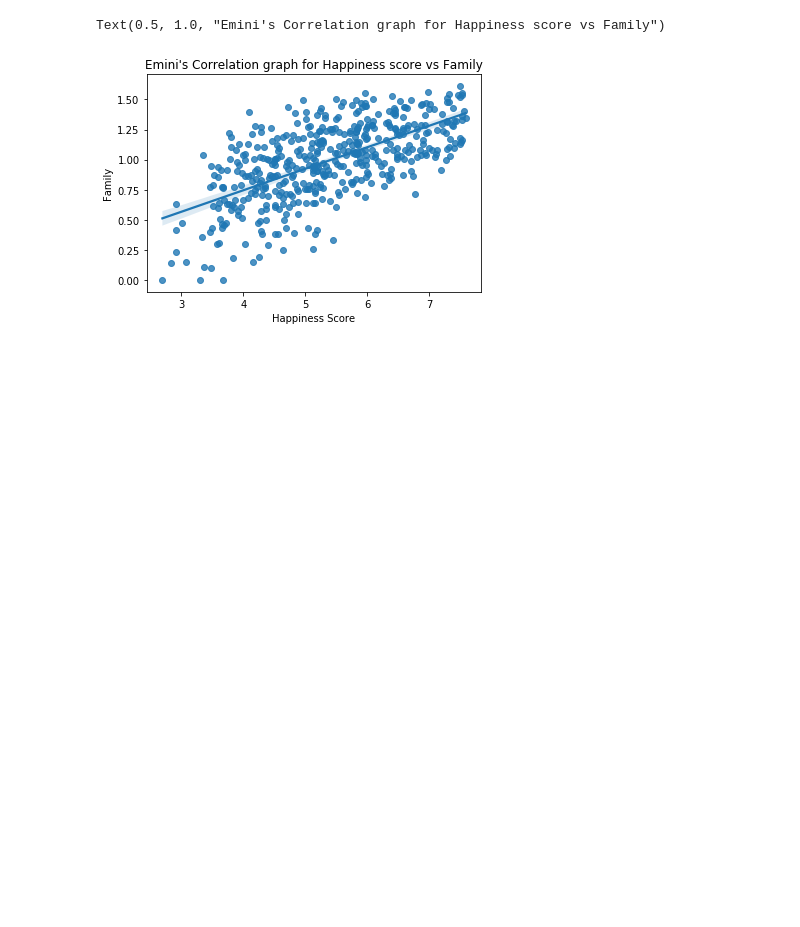
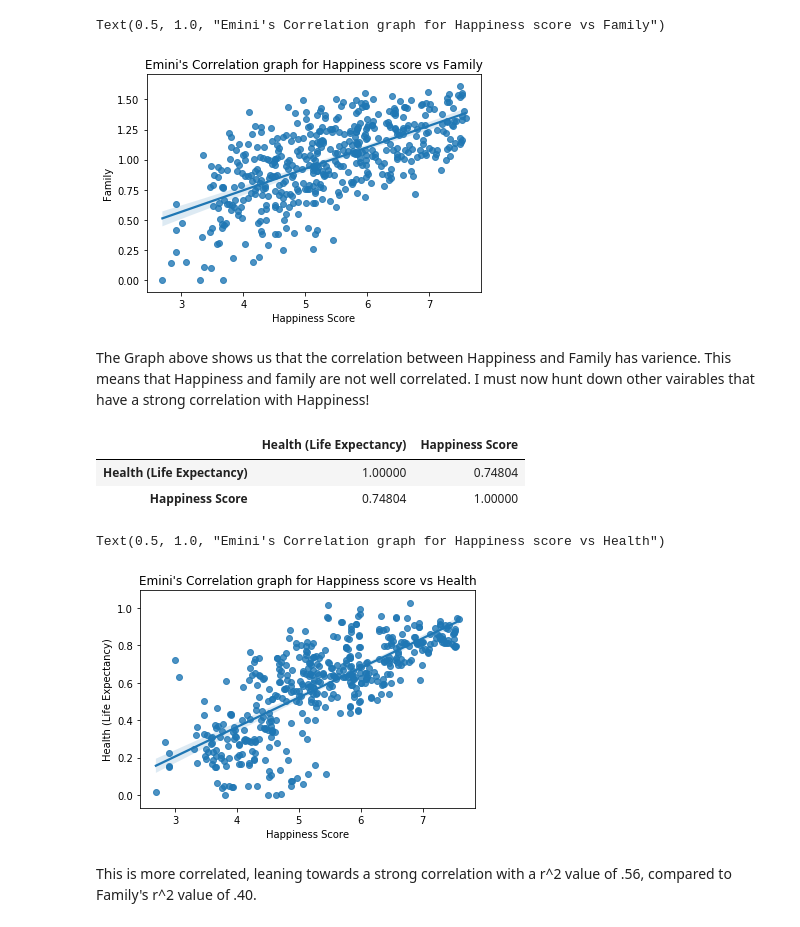
Before and after one commit to EOHFA-GOAT/world-happiness-analysis, a Jupyter notebook: World_Happiness_Exercise1.ipynb, the cells around one changed output. Drawn from its saved outputs; the diff is of its cells as text; code cells hidden in the pictures; blank space fills up the shorter version.

```diff
--- a/World_Happiness_Exercise1.ipynb
+++ b/World_Happiness_Exercise1.ipynb
@@ -296,3 +296,24 @@ sns.regplot(data = fam_corr, x = 'Happiness Score', y = 'Family').set_title("Emi
 # %% [output]
 Text(0.5, 1.0, "Emini's Correlation graph for Happiness score vs Family")
 [figure]
+# %% [markdown]
+The Graph above shows us that the correlation between Happiness and Family has varience. This means that Happiness and family are not well correlated. I must now hunt down other vairables that have a strong correlation with Happiness!
+# %%
+#Health
+health_happiness = ['Health (Life Expectancy)','Happiness Score']
+
+health_corr = data[health_happiness]
+
+health_corr.corr()
+# %% [output]
+|  | Health (Life Expectancy) | Happiness Score |
+| Health (Life Expectancy) | 1.00000 | 0.74804 |
+| Happiness Score | 0.74804 | 1.00000 |
+# %%
+#health plot
+sns.regplot(data = health_corr, x = 'Happiness Score', y = 'Health (Life Expectancy)').set_title("Emini's Correlation graph for Happiness score vs Health")
+# %% [output]
+Text(0.5, 1.0, "Emini's Correlation graph for Happiness score vs Health")
+[figure, added]
+# %% [markdown]
+This is more correlated, leaning towards a strong correlation with a r^2 value of .56, compared to Family's r^2 value of .40.
```
Also changed, not shown: parts of 1 cell of this notebook.
